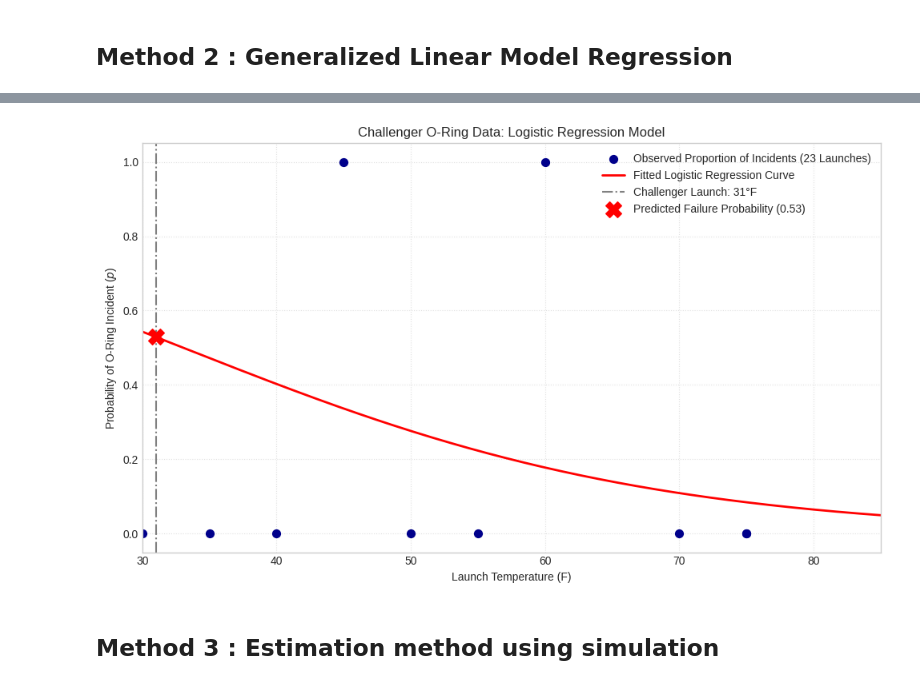
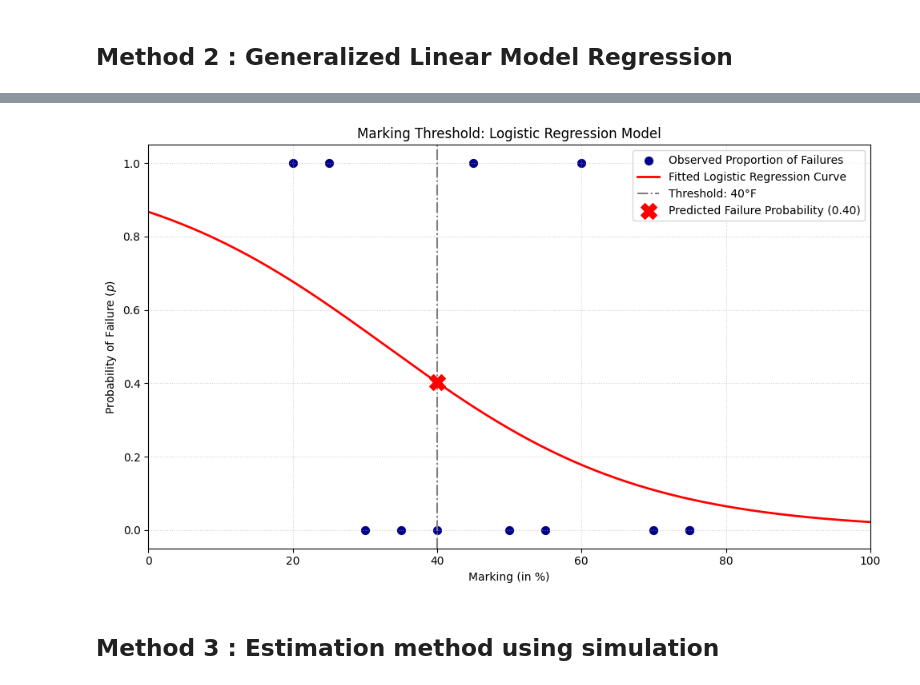
Before and after one commit to econmediadb/econmediadb, a Jupyter notebook: jupyterlab/logistic-regression-application-1.ipynb, the cells around one changed output, grey strips where cells are left out. Drawn from its saved outputs; the diff is of its cells as text; code cells hidden in the pictures.

Commit message:
update logistic regression application 1

```diff
--- a/jupyterlab/logistic-regression-application-1.ipynb
+++ b/jupyterlab/logistic-regression-application-1.ipynb
@@ -185,17 +185,17 @@ import numpy as np
 import statsmodels.api as sm
 import matplotlib.pyplot as plt
 
-# 1. THE DATASET (Source: Robert and Casella, Dalal et al. analysis)
-# Temperature (Fahrenheit) at the time of launch
-temperature = [50, 30, 55, 60, 70, 40, 20, 45, 25, 75, 75, 35]
-# Number of O-ring incidents (damage or blow-by) out of 6 O-rings at risk for each flight
-incidents = [0, 0, 0, 1, 0, 0, 1, 1, 1, 0, 0, 0]
+# 1. THE DATASET
+# Marks
+marks = [50, 30, 55, 60, 70, 40, 20, 45, 25, 75, 75, 35]
+# Failure
+failure = [0, 0, 0, 1, 0, 0, 1, 1, 1, 0, 0, 0]
 
 
 # Create a DataFrame for structured data analysis
 df = pd.DataFrame({
-    'Temperature': temperature,
-    'Incidents': incidents
+    'Marks': marks,
+    'Failure': failure
 })
 
 
@@ -205,8 +205,8 @@ df = pd.DataFrame({
 
 # Define the response variable as a 'proportion' or 'count/total' structure
 # statsmodels GLM can handle this binomial structure directly
-Y = df['Incidents']
-X = df['Temperature']
+Y = df['Failure']
+X = df['Marks']
 
 # Add a constant term for the intercept (beta_0)
 X = sm.add_constant(X)
@@ -230,36 +230,36 @@ print(results.summary())
 
 # Extract the estimated coefficients
 beta_0 = results.params['const']
-beta_1 = results.params['Temperature']
+beta_1 = results.params['Marks']
 
 print(f"\nEstimated Intercept (beta_0): {beta_0:.4f}")
-print(f"Estimated Temperature Coefficient (beta_1): {beta_1:.4f}")
+print(f"Estimated Marks Coefficient (beta_1): {beta_1:.4f}")
 print(f"Model: log(p / (1-p)) = {beta_0:.4f} + {beta_1:.4f} * Temp")
 
 
-# 4. PREDICTION for the Challenger Launch
-# The launch temperature was 31°F.
-challenger_temp = 15
+# 4. PREDICTION for the critical value of marks
+# The minimal mark is 40%
+minimal_mark = 40
 
-# Calculate the Log-Odds (or Logit) at 15
-log_odds_31F = beta_0 + beta_1 * challenger_temp
+# Calculate the Log-Odds (or Logit) at 40%
+log_odds_minmark = beta_0 + beta_1 * minimal_mark
 
 # Convert Log-Odds to Probability (p) using the inverse logit function: p = 1 / (1 + exp(-log_odds))
-probability_failure_31F = 1 / (1 + np.exp(-log_odds_31F))
+probability_failure_minmark = 1 / (1 + np.exp(-log_odds_minmark))
 
-print(f"\n--- Challenger Launch Prediction ---")
-print(f"Launch Temperature: {challenger_temp}°F")
-print(f"Predicted Log-Odds of Failure (logit): {log_odds_31F:.4f}")
-print(f"Predicted Probability of O-Ring Incident at 31°F: {probability_failure_31F:.4f}")
+print(f"\n--- Minimal Mark Prediction ---")
+print(f"Minimal Mark: {minimal_mark}%")
+print(f"Predicted Log-Odds of Failure (logit): {log_odds_minmark:.4f}")
+print(f"Predicted Probability of Minimal Mark Threshold: {probability_failure_minmark:.4f}")
 
 
 # 5. GENERATE THE LOGISTIC CURVE DATA
 
-# Create a range of temperatures for the smooth curve, extending down to 31F
-temp_range = np.linspace(30, 85, 200)
+# Create a range of markings for the smooth curve
+mark_range = np.linspace(0, 100, 200)
 
 # Calculate the Log-Odds (Logit) for the entire range
-log_odds = beta_0 + beta_1 * temp_range
+log_odds = beta_0 + beta_1 * mark_range
 
 # Convert Log-Odds to Probability (p) using the inverse logit function
 # p = 1 / (1 + exp(-log_odds))
@@ -274,17 +274,17 @@ plt.figure(figsize=(10, 6))
 # Plot the raw data (proportion of incidents for each launch)
 # We plot the proportion Incidents/Total_Rings
 plt.scatter(
-    df['Temperature'],
-    df['Incidents'] ,
+    df['Marks'],
+    df['Failure'] ,
     color='darkblue',
     marker='o',
     s=50,
-    label='Observed Proportion of Incidents (23 Launches)'
+    label='Observed Proportion of Failures '
 )
 
 # Plot the fitted logistic regression curve
 plt.plot(
-    temp_range,
+    mark_range,
     probability_of_failure,
     color='red',
     linewidth=2,
@@ -293,18 +293,18 @@ plt.plot(
 
 
 # Mark the Challenger Launch Point
-challenger_temp = 31
-challenger_prob = 1 / (1 + np.exp(-(beta_0 + beta_1 * challenger_temp)))
-plt.axvline(x=challenger_temp, color='gray', linestyle='-.', label=f'Challenger Launch: {challenger_temp}°F')
-plt.scatter(challenger_temp, challenger_prob, color='red', marker='X', s=200, zorder=5,
+minimal_mark = 40
+challenger_prob = 1 / (1 + np.exp(-(beta_0 + beta_1 * minimal_mark)))
+plt.axvline(x=minimal_mark, color='gray', linestyle='-.', label=f'Threshold: {minimal_mark}°F')
+plt.scatter(minimal_mark, challenger_prob, color='red', marker='X', s=200, zorder=5,
             label=f'Predicted Failure Probability ({challenger_prob:.2f})')
 
 
 # Add labels, title, and limits
-plt.xlabel('Launch Temperature (F)')
-plt.ylabel('Probability of O-Ring Incident ($p$)')
-plt.title('Challenger O-Ring Data: Logistic Regression Model')
-plt.xlim(30, 85)
+plt.xlabel('Marking (in %)')
+plt.ylabel('Probability of Failure ($p$)')
+plt.title('Marking Threshold: Logistic Regression Model')
+plt.xlim(0, 100)
 plt.ylim(-0.05, 1.05)
 plt.legend(loc='upper right')
 plt.grid(True, linestyle=':', alpha=0.6)
@@ -331,4 +331,4 @@ Predicted Probability of O-Ring Incident at 31°F: 0.7362
-[figure, old version]
+[figure, new version]
 # %% [markdown]
 ## Method 3 : Estimation method using simulation
 # %%
```
Also changed, not shown: parts of 2 cells of this notebook.
